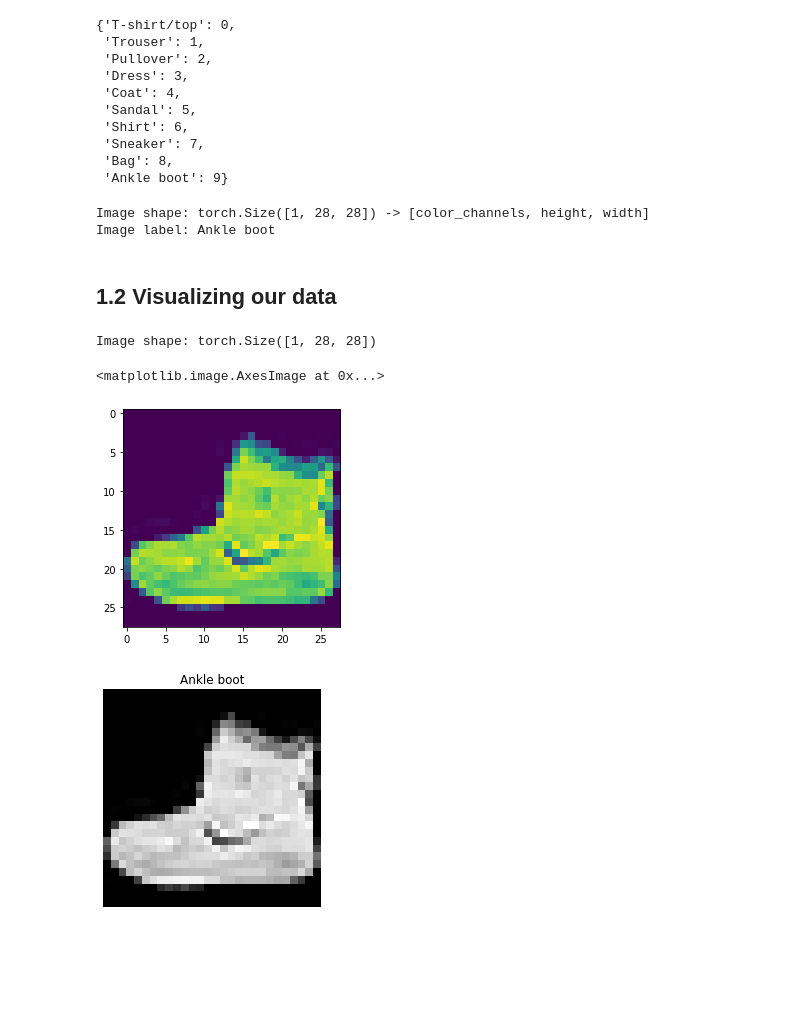
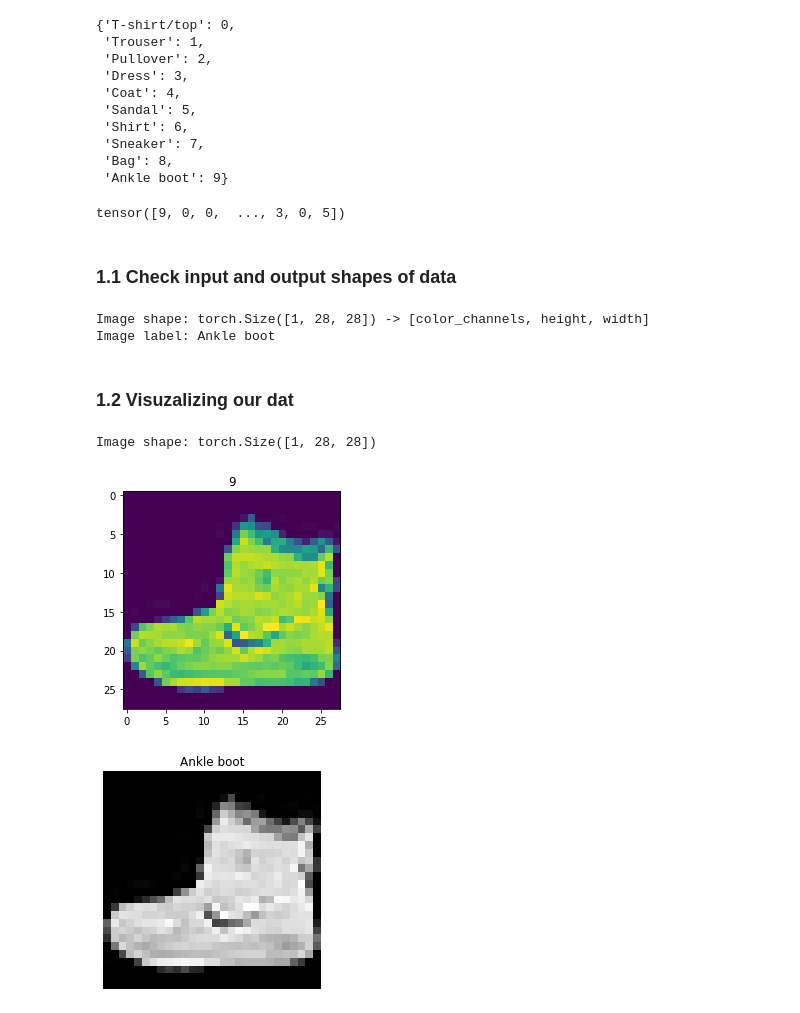
Before and after one commit to chriswilson2020/PyTorchCoLab, a Jupyter notebook: 03_PyTorch_Computer_Vision.ipynb, the cells around one changed output. Saved outputs shown, nothing was run; the diff lists cells and outputs as text; code cells hidden in the pictures; blank space fills up the shorter version.

```diff
--- a/03_PyTorch_Computer_Vision.ipynb
+++ b/03_PyTorch_Computer_Vision.ipynb
@@ -41,17 +41,18 @@ The dataset we'll be using is FashionMNIST from torchvision.datasets
 # %%
 # Setup training data
+from torchvision import datasets
+
 train_data = datasets.FashionMNIST(
     root="data", # where to download data to?
-    train=True, # get training data
-    download=True, # download data if it doesn't exist on disk
-    transform=ToTensor(), # images come as PIL format, we want to turn into Torch tensors
-    target_transform=None # you can transform labels as well
+    train=True, # do we want the training dataset?
+    transform=torchvision.transforms.ToTensor(), # how do we want to transform the data?
+    target_transform=None # how do we want to transform the labels/targets?
 )
 
-# Setup testing data
 test_data = datasets.FashionMNIST(
     root="data",
-    train=False, # get test data
+    train=False,
     download=True,
-    transform=ToTensor()
+    transform=ToTensor(),
+    target_transform=None
 )
@@ -125,6 +110,12 @@ class_to_idx
  'Sneaker': 7,
  'Bag': 8,
  'Ankle boot': 9}
+# %%
+train_data.targets
+# %% [output]
+tensor([9, 0, 0,  ..., 3, 0, 5])
+# %% [markdown]
+### 1.1 Check input and output shapes of data
 # %%
 # Check the shape of our image
 print(f"Image shape: {image.shape} -> [color_channels, height, width]")
@@ -133,17 +124,16 @@ print(f"Image label: {class_names[label]}")
 Image shape: torch.Size([1, 28, 28]) -> [color_channels, height, width]
 Image label: Ankle boot
 # %% [markdown]
-## 1.2 Visualizing our data
+### 1.2 Visuzalizing our dat
 # %%
 import matplotlib.pyplot as plt
-
 image, label = train_data[0]
 print(f"Image shape: {image.shape}")
 plt.imshow(image.squeeze())
+plt.title(label);
 # %% [output]
 Image shape: torch.Size([1, 28, 28])
-<matplotlib.image.AxesImage at 0x...>
-[figure, old version]
+[figure, new version]
 # %%
 plt.imshow(image.squeeze(), cmap="gray")
 plt.title(class_names[label]);
```
Also changed, not shown: parts of 21 cells of this notebook.
